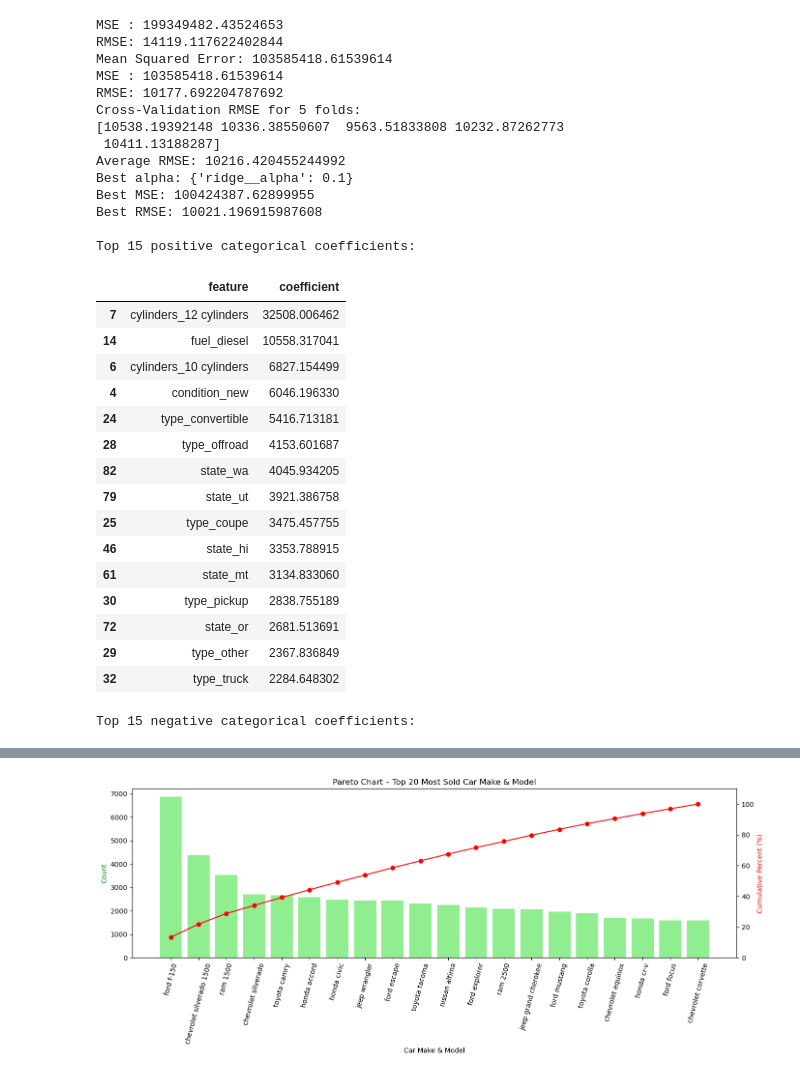
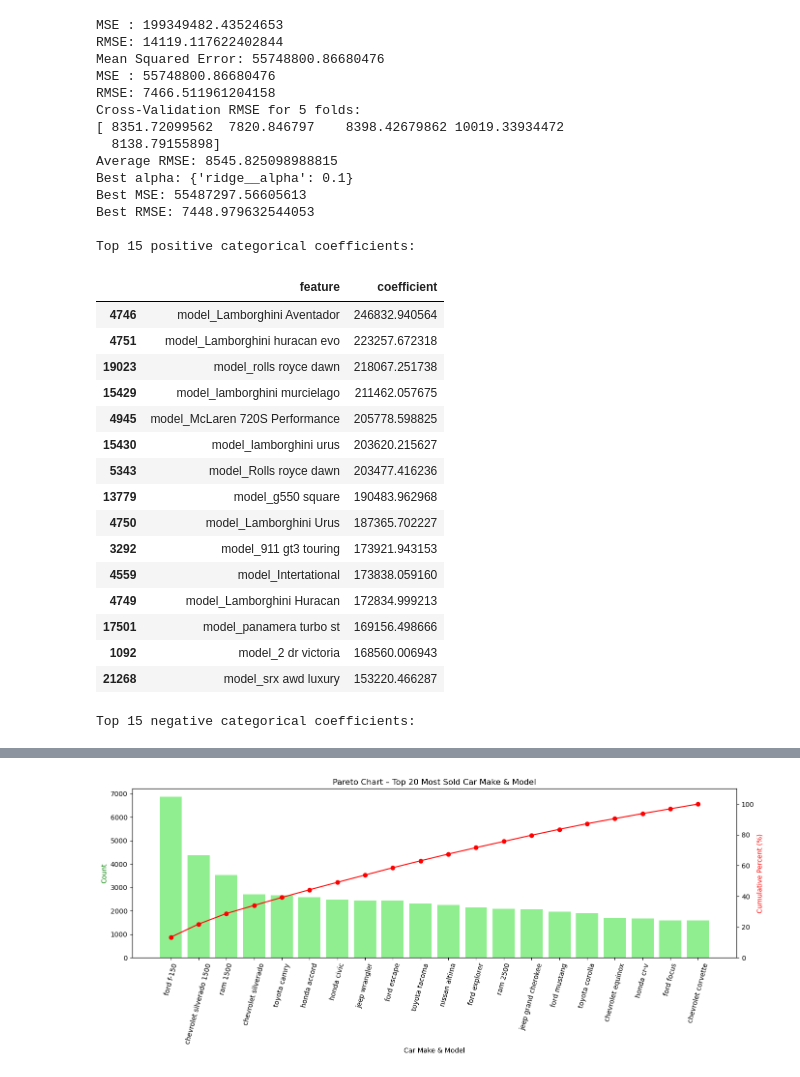
Before and after one commit to rarces82-rockyory/Required-Assignment-11.1-What-Drives-the-Price-of-a-Car-, a Jupyter notebook: Roy_A_practical_application_ll_GIT.ipynb, the cells around one changed output, grey strips where cells are left out. Cells and saved outputs as stored; diff of their text form; code cells hidden in the pictures.

```diff
--- a/Roy_A_practical_application_ll_GIT.ipynb
+++ b/Roy_A_practical_application_ll_GIT.ipynb
@@ -85,8 +85,9 @@ print("RMSE:", rmse_A)
 
 # model B: set the variants, separating the numeric from categorical ones, adding poli, ridge and scaler (chosen)
 numeric_cols = ['year', 'odometer']
-#categorical_cols = ['manufacturer','condition','cylinders','fuel','drive','type','state','model']
-categorical_cols = ['condition','cylinders','fuel','drive','type','state']
+categorical_cols = ['manufacturer','condition','cylinders','fuel','drive','type','state','model']
+#categorical_cols = ['condition','cylinders','fuel','drive','type','state'] = this was created to obtain better results for the 15 most positive/negativefeatures coefs
+
 #set/create the transformer for both data types
 
 numeric_transformer = Pipeline(steps=[
@@ -229,55 +230,55 @@ plt.show()
 
 plt.figure(figsize=(10,5))
 sns.boxplot(data=data, x='type', y='price')
 plt.xticks(rotation=45, ha='right')
 plt.title("Price by Vehicle Type")
 plt.xlabel("Vehicle Type")
 plt.ylabel("Price (USD)")
 plt.tight_layout()
 plt.show()
 
 
 top_makes = data['manufacturer'].value_counts().head(10).index
 subset = data[data['manufacturer'].isin(top_makes)]
 
 plt.figure(figsize=(10,5))
 sns.boxplot(data=subset, x='manufacturer', y='price')
 plt.xticks(rotation=45, ha='right')
 plt.title("Price by Manufacturer (Top 10 by Count)")
 plt.xlabel("Manufacturer")
 plt.ylabel("Price (USD)")
 plt.tight_layout()
 plt.show()
 # %% [output]
 MSE : 199349482.43524653
 RMSE: 14119.117622402844
-Mean Squared Error: 103585418.61539614
-MSE : 103585418.61539614
-RMSE: 10177.692204787692
+Mean Squared Error: 55748800.86680476
+MSE : 55748800.86680476
+RMSE: 7466.511961204158
 Cross-Validation RMSE for 5 folds:
-[10538.19392148 10336.38550607  9563.51833808 10232.87262773
- 10411.13188287]
-Average RMSE: 10216.420455244992
+[ 8351.72099562  7820.846797    8398.42679862 10019.33934472
+  8138.79155898]
+Average RMSE: 8545.825098988815
 Best alpha: {'ridge__alpha': 0.1}
-Best MSE: 100424387.62899955
-Best RMSE: 10021.196915987608
+Best MSE: 55487297.56605613
+Best RMSE: 7448.979632544053
 
 Top 15 positive categorical coefficients:
 |  | feature | coefficient |
-| 7 | cylinders_12 cylinders | 32508.006462 |
-| 14 | fuel_diesel | 10558.317041 |
-| 6 | cylinders_10 cylinders | 6827.154499 |
-| 4 | condition_new | 6046.196330 |
-| 24 | type_convertible | 5416.713181 |
-| 28 | type_offroad | 4153.601687 |
-| 82 | state_wa | 4045.934205 |
-| 79 | state_ut | 3921.386758 |
-| 25 | type_coupe | 3475.457755 |
-| 46 | state_hi | 3353.788915 |
-| 61 | state_mt | 3134.833060 |
-| 30 | type_pickup | 2838.755189 |
-| 72 | state_or | 2681.513691 |
-| 29 | type_other | 2367.836849 |
-| 32 | type_truck | 2284.648302 |
+| 4746 | model_Lamborghini Aventador | 246832.940564 |
+| 4751 | model_Lamborghini huracan evo | 223257.672318 |
+| 19023 | model_rolls royce dawn | 218067.251738 |
+| 15429 | model_lamborghini murcielago | 211462.057675 |
+| 4945 | model_McLaren 720S Performance | 205778.598825 |
+| 15430 | model_lamborghini urus | 203620.215627 |
+| 5343 | model_Rolls royce dawn | 203477.416236 |
+| 13779 | model_g550 square | 190483.962968 |
+| 4750 | model_Lamborghini Urus | 187365.702227 |
+| 3292 | model_911 gt3 touring | 173921.943153 |
+| 4559 | model_Intertational | 173838.059160 |
+| 4749 | model_Lamborghini Huracan | 172834.999213 |
+| 17501 | model_panamera turbo st | 169156.498666 |
+| 1092 | model_2 dr victoria | 168560.006943 |
+| 21268 | model_srx awd luxury | 153220.466287 |
 Top 15 negative categorical coefficients:
 |  | feature | coefficient |
```
Also changed, not shown: parts of 1 cell of this notebook.
